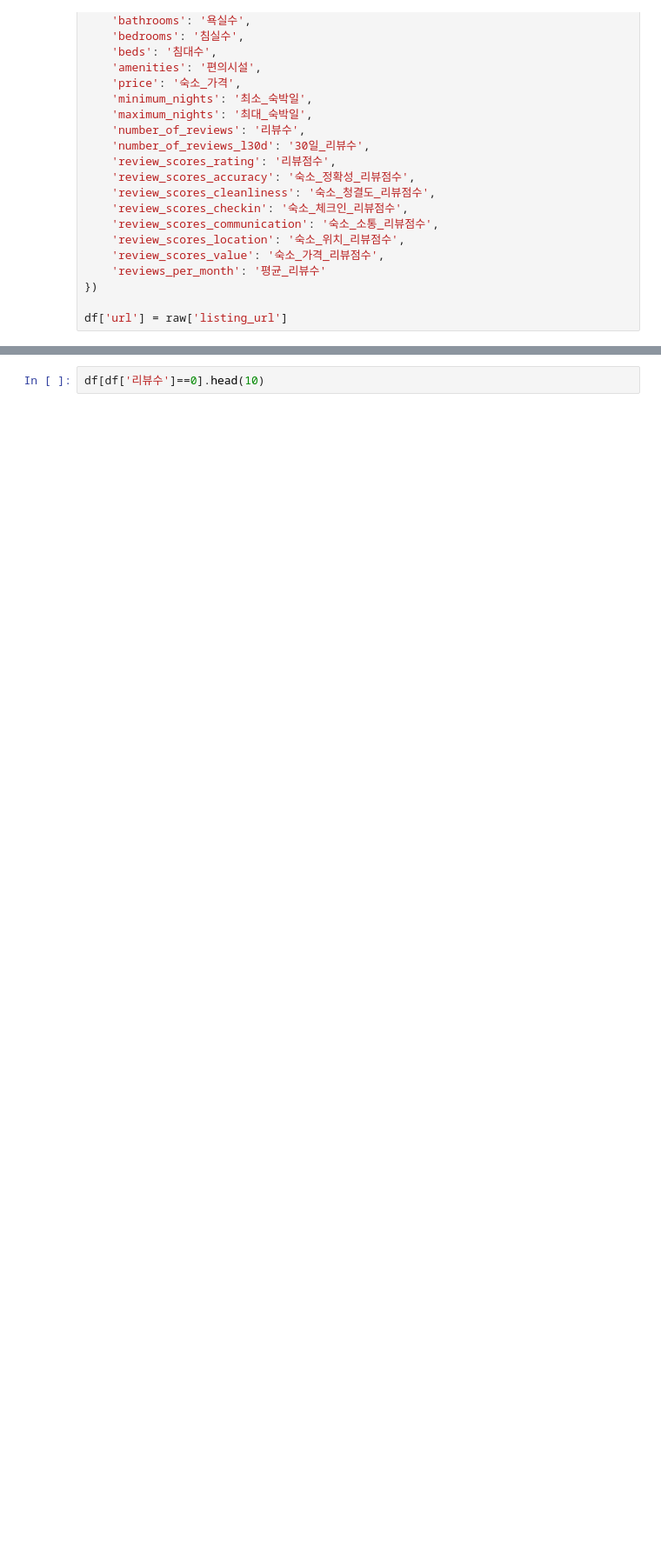
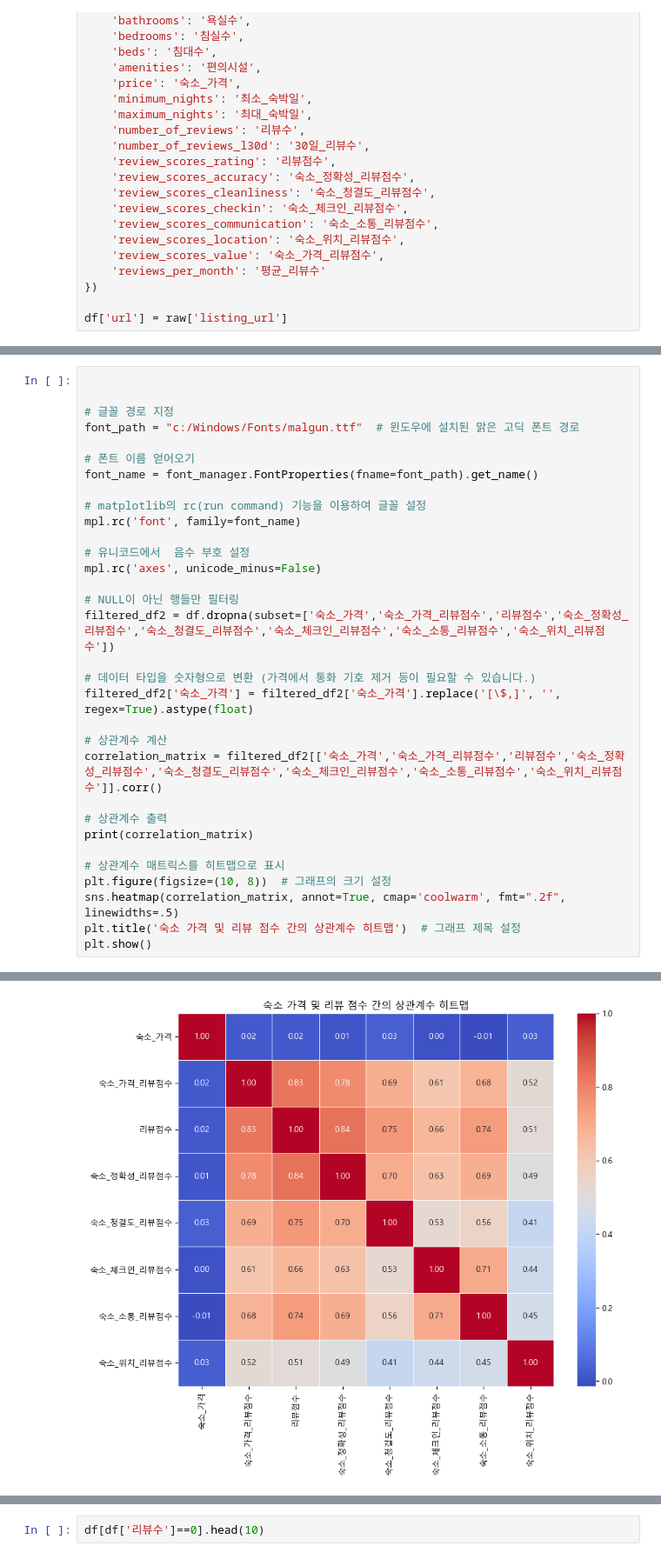
Before and after one commit to minseokpark6/WeeklyProject_Group3, a Jupyter notebook: Code/InwooChoi/숙소_전처리.ipynb, the cells around one changed output, grey strips where cells are left out. Shown: that part at 87% size. Drawn from its saved outputs; the diff is of its cells as text; blank space fills up the shorter version.

```diff
--- a/Code/InwooChoi/숙소_전처리.ipynb
+++ b/Code/InwooChoi/숙소_전처리.ipynb
@@ -100,0 +131,33 @@ df['url'] = raw['listing_url']
+# %%
+
+
+# 글꼴 경로 지정
+font_path = "c:/Windows/Fonts/malgun.ttf"  # 윈도우에 설치된 맑은 고딕 폰트 경로
+
+# 폰트 이름 얻어오기
+font_name = font_manager.FontProperties(fname=font_path).get_name()
+
+# matplotlib의 rc(run command) 기능을 이용하여 글꼴 설정
+mpl.rc('font', family=font_name)
+
+# 유니코드에서  음수 부호 설정
+mpl.rc('axes', unicode_minus=False)
+
+# NULL이 아닌 행들만 필터링
+filtered_df2 = df.dropna(subset=['숙소_가격','숙소_가격_리뷰점수','리뷰점수','숙소_정확성_리뷰점수','숙소_청결도_리뷰점수','숙소_체크인_리뷰점수','숙소_소통_리뷰점수','숙소_위치_리뷰점수'])
+
+# 데이터 타입을 숫자형으로 변환 (가격에서 통화 기호 제거 등이 필요할 수 있습니다.)
+filtered_df2['숙소_가격'] = filtered_df2['숙소_가격'].replace('[\$,]', '', regex=True).astype(float)
+
+# 상관계수 계산
+correlation_matrix = filtered_df2[['숙소_가격','숙소_가격_리뷰점수','리뷰점수','숙소_정확성_리뷰점수','숙소_청결도_리뷰점수','숙소_체크인_리뷰점수','숙소_소통_리뷰점수','숙소_위치_리뷰점수']].corr()
+
+# 상관계수 출력
+print(correlation_matrix)
+
+# 상관계수 매트릭스를 히트맵으로 표시
+plt.figure(figsize=(10, 8))  # 그래프의 크기 설정
+sns.heatmap(correlation_matrix, annot=True, cmap='coolwarm', fmt=".2f", linewidths=.5)
+plt.title('숙소 가격 및 리뷰 점수 간의 상관계수 히트맵')  # 그래프 제목 설정
+plt.show()
+# %% [output]
@@ -100,0 +188 @@ df['url'] = raw['listing_url']
+[figure, added]
```
Also changed, not shown: parts of 13 cells of this notebook.
